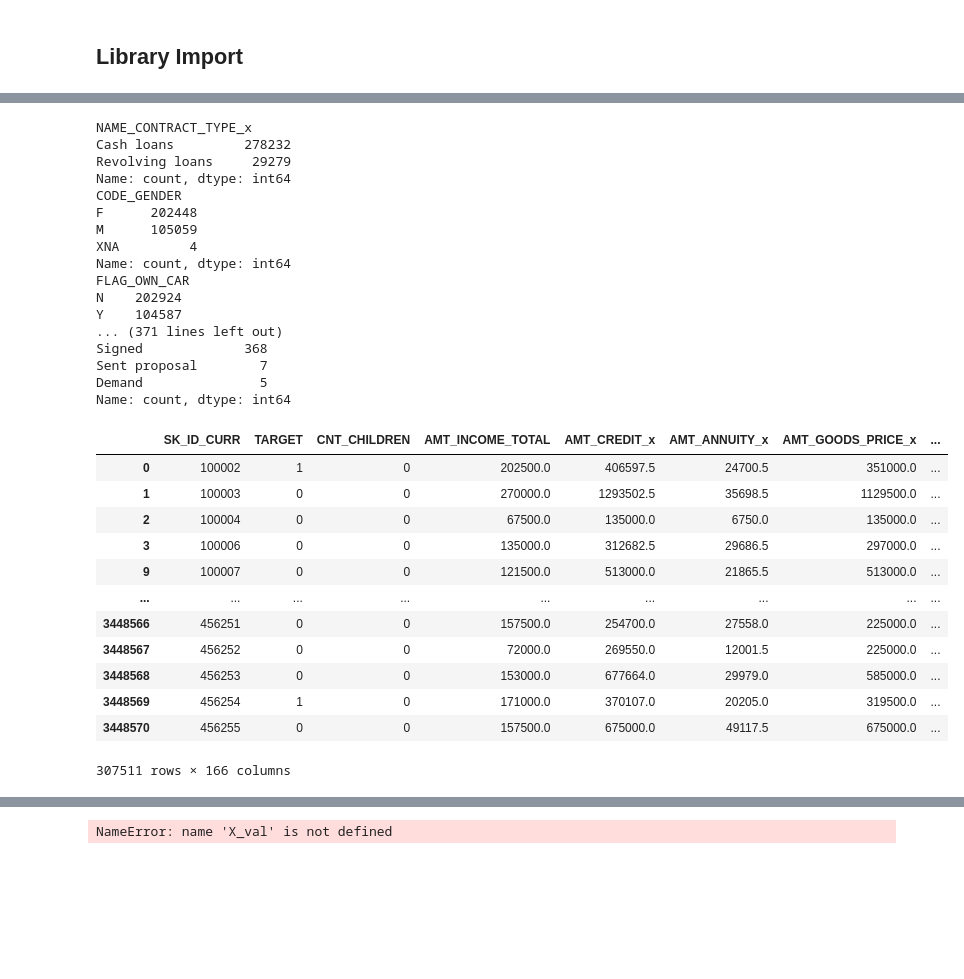
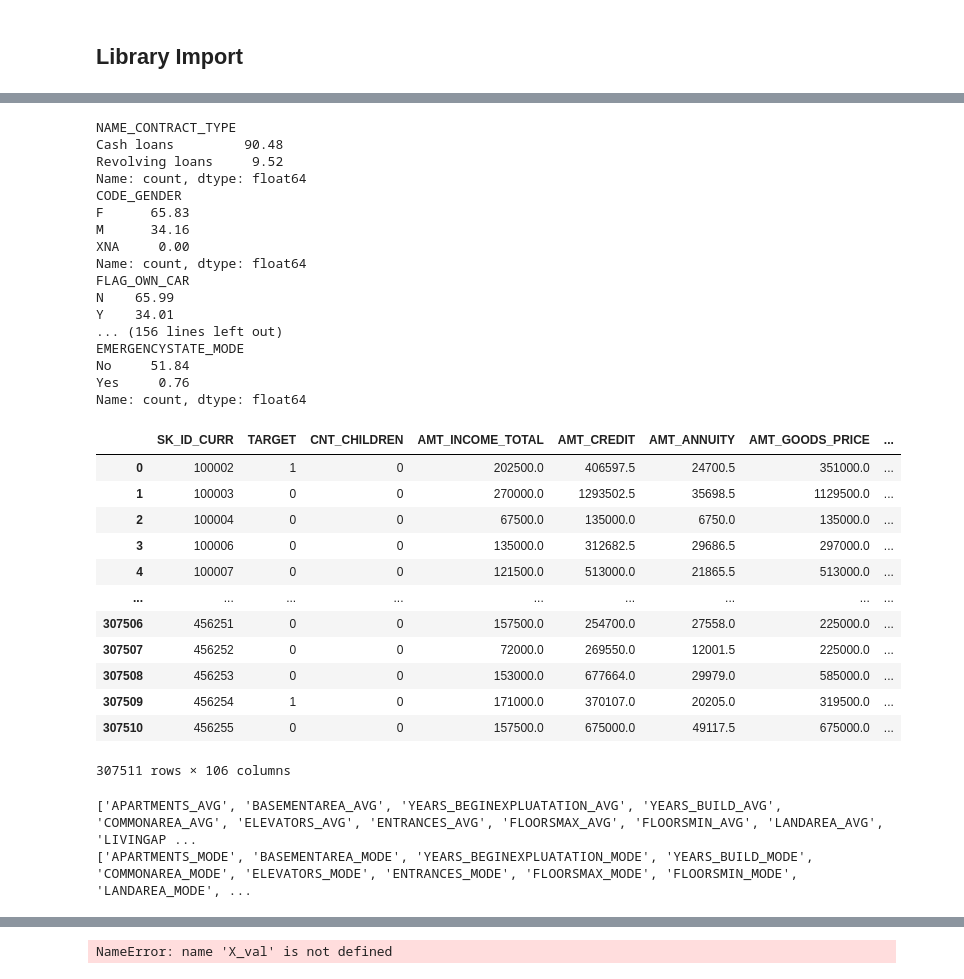
Before and after one commit to bkusuma/home-credit-default-risk, a Jupyter notebook: kaggle/working/00_Exploratory_Data_Analysis.ipynb, the cells around one changed output, grey strips where cells are left out. Cells and saved outputs as stored; diff of their text form; code cells hidden in the pictures; blank space fills up the shorter version.

```diff
--- a/kaggle/working/00_Exploratory_Data_Analysis.ipynb
+++ b/kaggle/working/00_Exploratory_Data_Analysis.ipynb
@@ -132,40 +120,41 @@ application_train.select_dtypes(include='object')
 # %%
-object_cols = application_train.select_dtypes(include='object').columns.to_list()
+object_cols = df_obj.columns.to_list()
 
 for col in object_cols:
-    print(application_train[col].value_counts())
+    print(100*(application_train[col].value_counts()/application_train.shape[0]).round(4)) # visually the percentage of values that are present
 # %% [output]
-NAME_CONTRACT_TYPE_x
-Cash loans         278232
-Revolving loans     29279
-Name: count, dtype: int64
+NAME_CONTRACT_TYPE
+Cash loans         90.48
+Revolving loans     9.52
+Name: count, dtype: float64
 CODE_GENDER
-F      202448
-M      105059
-XNA         4
-Name: count, dtype: int64
+F      65.83
+M      34.16
+XNA     0.00
+Name: count, dtype: float64
 FLAG_OWN_CAR
-N    202924
-Y    104587
-... (371 lines left out)
-Signed             368
-Sent proposal        7
-Demand               5
-Name: count, dtype: int64
+N    65.99
+Y    34.01
+... (156 lines left out)
+EMERGENCYSTATE_MODE
+No     51.84
+Yes     0.76
+Name: count, dtype: float64
 # %%
+pd.set_option("display.max_columns", 200)
 df_num = application_train.select_dtypes(include='number')
 df_num
 # %% [output]
-|  | SK_ID_CURR | TARGET | CNT_CHILDREN | AMT_INCOME_TOTAL | AMT_CREDIT_x | AMT_ANNUITY_x | AMT_GOODS_PRICE_x | ... |
+|  | SK_ID_CURR | TARGET | CNT_CHILDREN | AMT_INCOME_TOTAL | AMT_CREDIT | AMT_ANNUITY | AMT_GOODS_PRICE | ... |
 | 0 | 100002 | 1 | 0 | 202500.0 | 406597.5 | 24700.5 | 351000.0 | ... |
 | 1 | 100003 | 0 | 0 | 270000.0 | 1293502.5 | 35698.5 | 1129500.0 | ... |
 | 2 | 100004 | 0 | 0 | 67500.0 | 135000.0 | 6750.0 | 135000.0 | ... |
 | 3 | 100006 | 0 | 0 | 135000.0 | 312682.5 | 29686.5 | 297000.0 | ... |
-| 9 | 100007 | 0 | 0 | 121500.0 | 513000.0 | 21865.5 | 513000.0 | ... |
+| 4 | 100007 | 0 | 0 | 121500.0 | 513000.0 | 21865.5 | 513000.0 | ... |
 | ... | ... | ... | ... | ... | ... | ... | ... | ... |
-| 3448566 | 456251 | 0 | 0 | 157500.0 | 254700.0 | 27558.0 | 225000.0 | ... |
-| 3448567 | 456252 | 0 | 0 | 72000.0 | 269550.0 | 12001.5 | 225000.0 | ... |
-| 3448568 | 456253 | 0 | 0 | 153000.0 | 677664.0 | 29979.0 | 585000.0 | ... |
-| 3448569 | 456254 | 1 | 0 | 171000.0 | 370107.0 | 20205.0 | 319500.0 | ... |
-| 3448570 | 456255 | 0 | 0 | 157500.0 | 675000.0 | 49117.5 | 675000.0 | ... |
+| 307506 | 456251 | 0 | 0 | 157500.0 | 254700.0 | 27558.0 | 225000.0 | ... |
+| 307507 | 456252 | 0 | 0 | 72000.0 | 269550.0 | 12001.5 | 225000.0 | ... |
+| 307508 | 456253 | 0 | 0 | 153000.0 | 677664.0 | 29979.0 | 585000.0 | ... |
+| 307509 | 456254 | 1 | 0 | 171000.0 | 370107.0 | 20205.0 | 319500.0 | ... |
+| 307510 | 456255 | 0 | 0 | 157500.0 | 675000.0 | 49117.5 | 675000.0 | ... |
-307511 rows × 166 columns
+307511 rows × 106 columns
@@ -174,0 +163,15 @@ df_num
+# %%
+avg_cols = []
+mode_cols = []
+
+for col in num_col_list:
+    if "_AVG" in col:
+        avg_cols.append(col)
+    elif "_MODE" in col:
+        mode_cols.append(col)
+
+print(avg_cols)
+print(mode_cols)
+# %% [output]
+['APARTMENTS_AVG', 'BASEMENTAREA_AVG', 'YEARS_BEGINEXPLUATATION_AVG', 'YEARS_BUILD_AVG', 'COMMONAREA_AVG', 'ELEVATORS_AVG', 'ENTRANCES_AVG', 'FLOORSMAX_AVG', 'FLOORSMIN_AVG', 'LANDAREA_AVG', 'LIVINGAP ...
+['APARTMENTS_MODE', 'BASEMENTAREA_MODE', 'YEARS_BEGINEXPLUATATION_MODE', 'YEARS_BUILD_MODE', 'COMMONAREA_MODE', 'ELEVATORS_MODE', 'ENTRANCES_MODE', 'FLOORSMAX_MODE', 'FLOORSMIN_MODE', 'LANDAREA_MODE', ...
```
Also changed, not shown: parts of 17 cells of this notebook, 8 other files.
